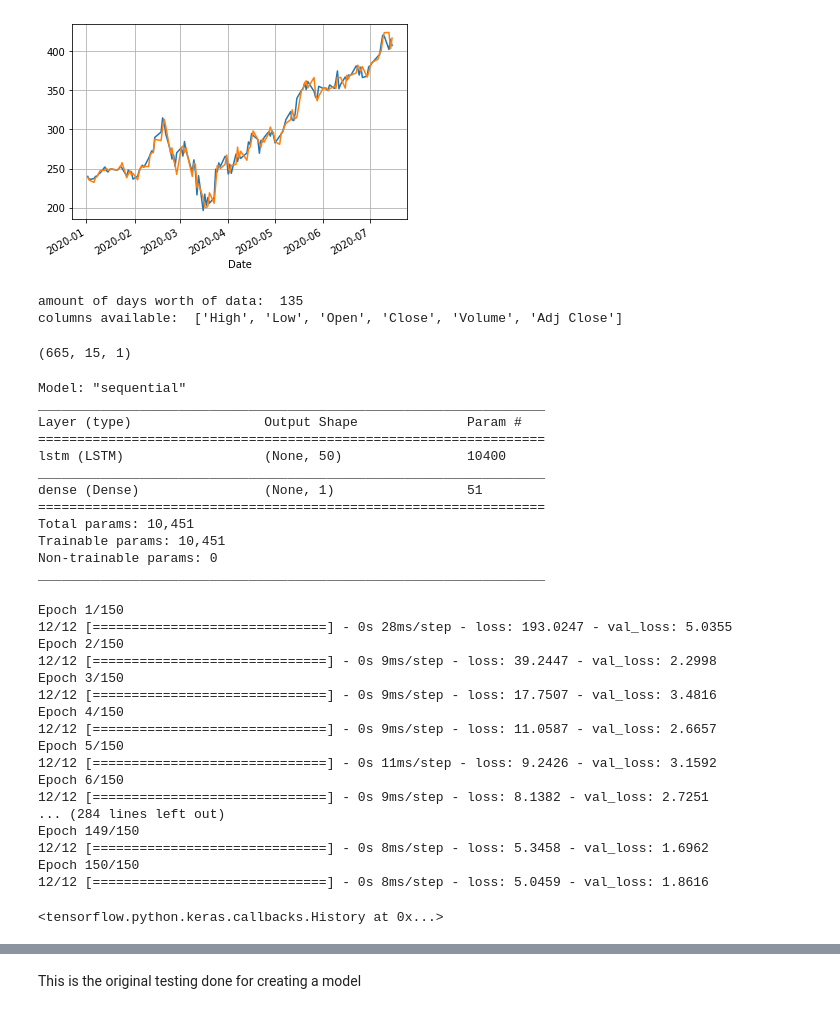
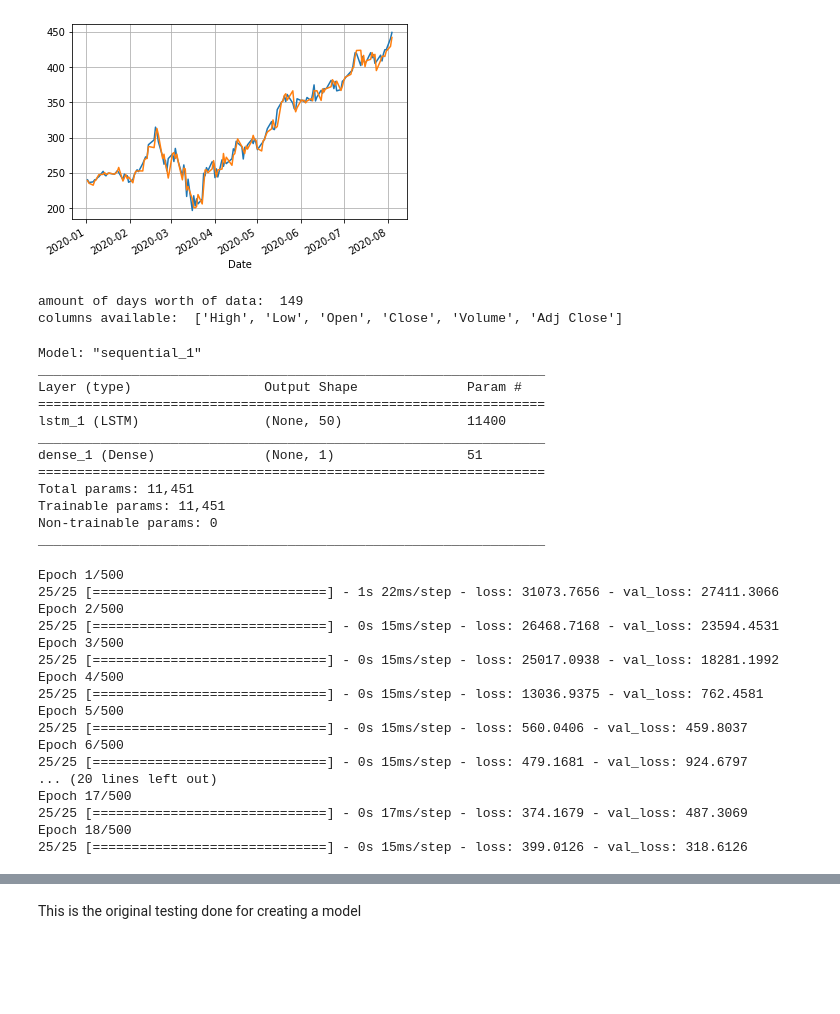
Before and after one commit to nik-kershaw/Stock-Learning, a Jupyter notebook: Stock-Learning.ipynb, the cells around one changed output, grey strips where cells are left out. Drawn from its saved outputs; the diff is of its cells as text; code cells hidden in the pictures; blank space fills up the shorter version.

```diff
--- a/Stock-Learning.ipynb
+++ b/Stock-Learning.ipynb
@@ -41,14 +113,16 @@ def create_batch():
 # %%
+sample_start = datetime.datetime(2020,1,1)
+sample_end = datetime.date.today()
 # sample code on how this will all work on a smaller scale
 newticker = "nvda"
 plt.close()
-usertick = data.DataReader(newticker,'yahoo',start,end)
+usertick = data.DataReader(newticker,'yahoo',sample_start,sample_end)
 usertick['Close'].plot( grid = True)
 usertick['Open'].plot(grid=True)
 plt.show()
 print("amount of days worth of data: ",len(usertick))
 print("columns available: ",list(usertick))
 # %% [output]
-[figure, old version]
+[figure, new version]
-amount of days worth of data:  135
+amount of days worth of data:  149
 columns available:  ['High', 'Low', 'Open', 'Close', 'Volume', 'Adj Close']
@@ -62,6 +129,2 @@ batch = create_batch()
-# %%
-batch.x_batch.shape
-# %% [output]
-(665, 15, 1)
 # %%
 n_steps = batch_steps
@@ -71,44 +138,40 @@ l_rate = 0.01
 # %%
 # model setup
 model = tf.keras.Sequential()
-model.add(LSTM(50, activation='relu', input_shape=(n_steps, n_features)))
-model.add(LSTM(300, activation='relu'))
-model.add(Dropout(0.01))
-model.add(Dense(32, activation= 'relu'))
+model.add(LSTM(50,activation='relu',input_shape=(n_steps, n_features)))
 model.add(Dense(n_outputs))
-model.compile(optimizer='adam', loss='mae')
+model.compile(optimizer='adam', loss='mse')
 model.summary()
 # %% [output]
-Model: "sequential"
+Model: "sequential_1"
 _________________________________________________________________
 Layer (type)                 Output Shape              Param #
 =================================================================
-lstm (LSTM)                  (None, 50)                10400
+lstm_1 (LSTM)                (None, 50)                11400
 _________________________________________________________________
-dense (Dense)                (None, 1)                 51
+dense_1 (Dense)              (None, 1)                 51
 =================================================================
-Total params: 10,451
-Trainable params: 10,451
+Total params: 11,451
+Trainable params: 11,451
 Non-trainable params: 0
 _________________________________________________________________
 # %%
-model.fit(batch.x_batch, batch.y_val, epochs=  150, verbose= 1, validation_split=0.1, batch_size= 50, shuffle=True)
+history = model.fit(batch.x_train, batch.y_train, validation_data=(batch.x_val,batch.y_val), epochs = 500, verbose= 1, batch_size= 32, shuffle=True, callbacks=[earlystop_callback])
 # %% [output]
-Epoch 1/150
-12/12 [==============================] - 0s 28ms/step - loss: 193.0247 - val_loss: 5.0355
-Epoch 2/150
-12/12 [==============================] - 0s 9ms/step - loss: 39.2447 - val_loss: 2.2998
-Epoch 3/150
-12/12 [==============================] - 0s 9ms/step - loss: 17.7507 - val_loss: 3.4816
-Epoch 4/150
-12/12 [==============================] - 0s 9ms/step - loss: 11.0587 - val_loss: 2.6657
-Epoch 5/150
-12/12 [==============================] - 0s 11ms/step - loss: 9.2426 - val_loss: 3.1592
-Epoch 6/150
-12/12 [==============================] - 0s 9ms/step - loss: 8.1382 - val_loss: 2.7251
-... (284 lines left out)
-Epoch 149/150
-12/12 [==============================] - 0s 8ms/step - loss: 5.3458 - val_loss: 1.6962
-Epoch 150/150
-12/12 [==============================] - 0s 8ms/step - loss: 5.0459 - val_loss: 1.8616
+Epoch 1/500
+25/25 [==============================] - 1s 22ms/step - loss: 31073.7656 - val_loss: 27411.3066
+Epoch 2/500
+25/25 [==============================] - 0s 15ms/step - loss: 26468.7168 - val_loss: 23594.4531
+Epoch 3/500
+25/25 [==============================] - 0s 15ms/step - loss: 25017.0938 - val_loss: 18281.1992
+Epoch 4/500
+25/25 [==============================] - 0s 15ms/step - loss: 13036.9375 - val_loss: 762.4581
+Epoch 5/500
+25/25 [==============================] - 0s 15ms/step - loss: 560.0406 - val_loss: 459.8037
+Epoch 6/500
+25/25 [==============================] - 0s 15ms/step - loss: 479.1681 - val_loss: 924.6797
+... (20 lines left out)
+Epoch 17/500
+25/25 [==============================] - 0s 17ms/step - loss: 374.1679 - val_loss: 487.3069
+Epoch 18/500
+25/25 [==============================] - 0s 15ms/step - loss: 399.0126 - val_loss: 318.6126
-<tensorflow.python.keras.callbacks.History at 0x...>
```
Also changed, not shown: parts of 16 cells of this notebook, 1 other file.
